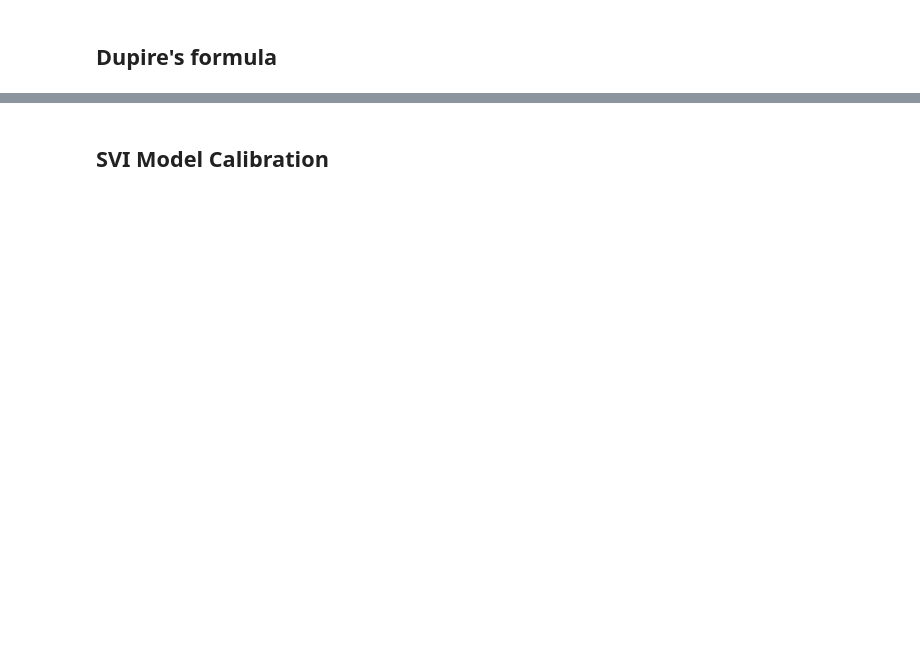
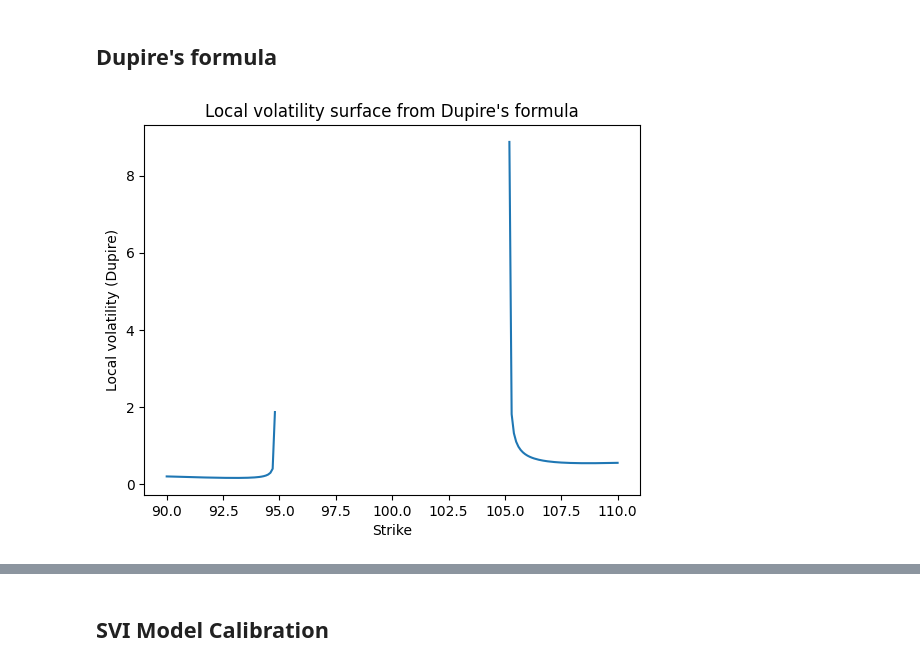
Before and after one commit to Sammas41/Model-Calibration-Project, a Jupyter notebook: JupyterNotebook.ipynb, the cells around one changed output, grey strips where cells are left out. Drawn from its saved outputs; the diff is of its cells as text; code cells hidden in the pictures; blank space fills up the shorter version.

```diff
--- a/JupyterNotebook.ipynb
+++ b/JupyterNotebook.ipynb
@@ -292,5 +288,62 @@ Final energy (generalized): 1.7697268950169607e-07
 # %% [markdown]
 ## Dupire's formula
+# %%
+def first_K_derivative(strikes, prices):
+    derivative = []
+    for i in range(1, len(prices) - 1):
+        d = (prices[i + 1] - prices[i - 1]) / (2 * (strikes[i + 1] - strikes[i - 1]))
+        derivative.append(d)
+        # Assume the derivative in the first point and in the second point are the same
+        if i == 1:
+           derivative.append(d)
+        # Assume the derivative in the last point and in the second-to-last point are the same
+        if i == (len(prices) - 2):
+            derivative.append(d)
+    return derivative
+
+def second_K_derivative(strikes, prices):
+    derivative = []
+    for i in range(1, len(prices) - 1):
+        d = (prices[i + 1] + prices[i - 1] - 2 * prices[i]) / (strikes[i + 1] - strikes[i])**2
+        derivative.append(d)
+        # Assume the derivative in the first point and in the second point are the same
+        if i == 1:
+           derivative.append(d)
+        # Assume the derivative in the last point and in the second-to-last point are the same
+        if i == (len(prices) - 2):
+            derivative.append(d)
+    return derivative
+
+def Dupire_vol(strike, r, theta, dual_delta, dual_gamma):
+    num = 2 * (theta + r * strike * dual_delta)
+    den = strike**2 * dual_gamma
+    return num / den
+
+# Create the strike grid
+strike_grid = [90 + i * 0.1 for i in range(0, 201)]
+SVI_implied_vols = [np.sqrt(SVI_func(np.log(k / spot), best_par)) for k in strike_grid]
+SVI_prices = [BS_price(spot, k, 1, risk_free_rate, v)["price"] for k , v in zip(strike_grid, SVI_implied_vols)]
+thetas = [BS_price(spot, k, 1, risk_free_rate, v)["theta"] for k , v in zip(strike_grid, SVI_implied_vols)]
+dual_deltas = first_K_derivative(strike_grid, SVI_prices)
+dual_gammas = second_K_derivative(strike_grid, SVI_prices)
+
+
+# Compute the Dupire's volatilities
+dupire_vols = []
+ss = []
+for i in range(len(strike_grid)):
+    vol = Dupire_vol(strike_grid[i], risk_free_rate, thetas[i], dual_deltas[i], dual_gammas[i])
+    dupire_vols.append(vol)
+
+# Plot the results
+fig, ax = plt.subplots()
+ax.set_title("Local volatility surface from Dupire's formula")
+ax.set_xlabel("Strike")
+ax.set_ylabel("Local volatility (Dupire)")
+ax.plot(strike_grid, np.sqrt(dupire_vols))
+plt.show()
+# %% [output]
+[figure, added]
 # %%
 def Dupire_vol(strike, r, theta, dual_delta, dual_gamma):
     num = 2 * (theta + r * strike * dual_delta)
```
Also changed, not shown: parts of 14 cells of this notebook.
